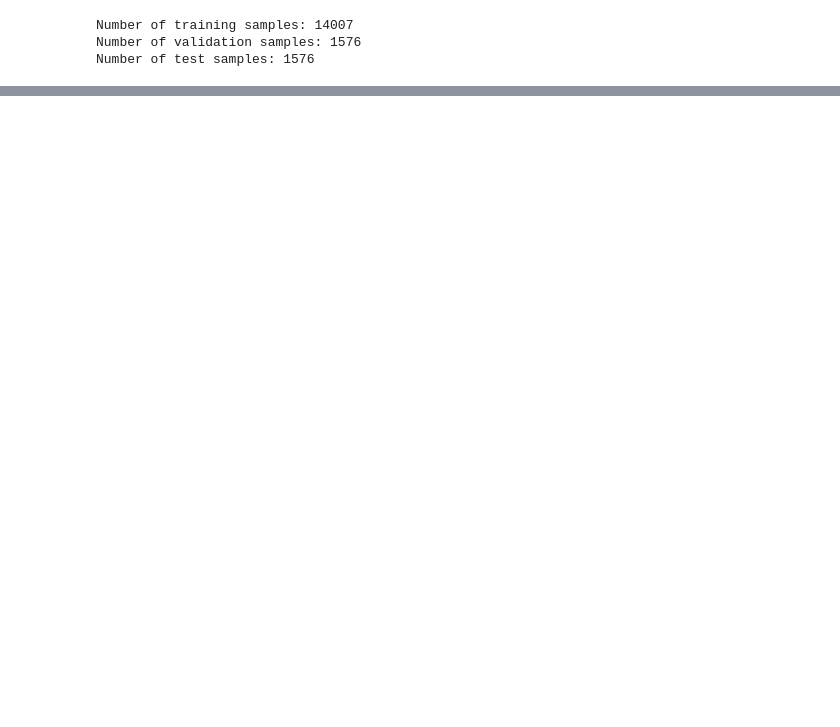
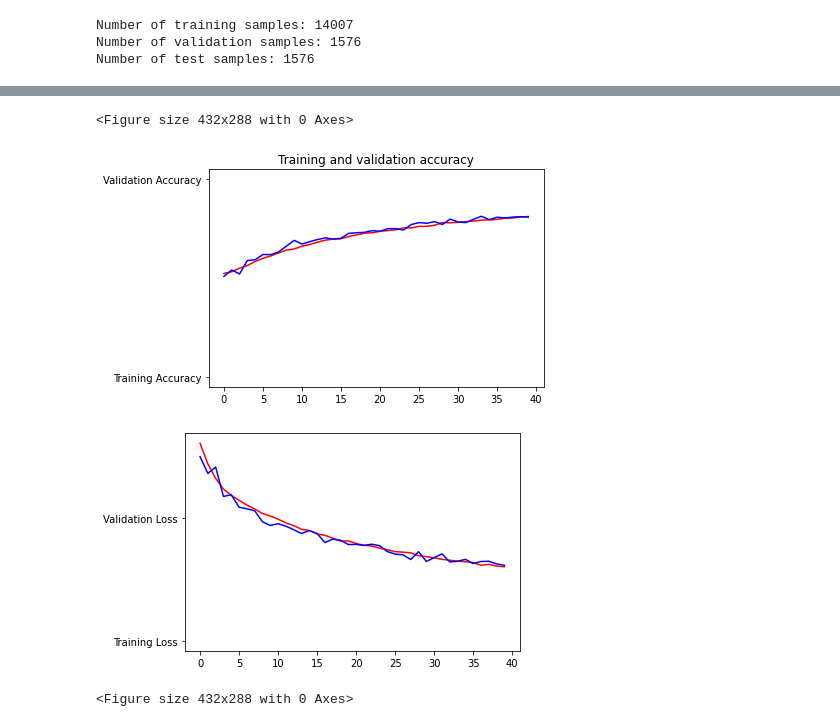
Before and after one commit to ems236/ECSE484DeepWeedTransfer, a Jupyter notebook: simple-classifier.ipynb, the cells around one changed output, grey strips where cells are left out. Drawn from its saved outputs; the diff is of its cells as text; code cells hidden in the pictures; blank space fills up the shorter version.

```diff
--- a/simple-classifier.ipynb
+++ b/simple-classifier.ipynb
@@ -63,8 +63,8 @@ tf.Tensor(8, shape=(), dtype=int64)
 # %%
 base_model = tf.keras.models.Sequential([
-    tf.keras.layers.Conv2D(512, (3, 3), activation='relu', input_shape=(128, 128, 3)),
+    tf.keras.layers.Conv2D(256, (3, 3), activation='relu', input_shape=(128, 128, 3)),
     tf.keras.layers.MaxPooling2D(2, 2),
-    tf.keras.layers.Conv2D(1024, (3, 3), activation='relu'),
+    tf.keras.layers.Conv2D(512, (3, 3), activation='relu'),
     tf.keras.layers.MaxPooling2D(2, 2),
     tf.keras.layers.Dropout(0.25),
     tf.keras.layers.GlobalAveragePooling2D(),
@@ -125,11 +125,11 @@ model.compile(
 )
 
 #print(model.summary())
-history = model.fit(train_data.batch(150)
-, epochs=20
-, validation_data=validation_data.batch(250)
-, validation_steps=7
-, steps_per_epoch=94
+history2 = model.fit(train_data.batch(25)
+, epochs=10
+, validation_data=validation_data.batch(10)
+, validation_steps=140
+, steps_per_epoch=561
 )
 
 #model.save_weights("classifier_head_weights.tf")
@@ -137,0 +164,30 @@ Epoch 1/20
+# %%
+%matplotlib inline
+#print(history.history)
+
+acc+=history2.history['accuracy']
+val_acc+=history2.history['val_accuracy']
+loss+= history2.history['loss']
+val_loss+=history2.history['val_loss']
+
+epochs=range(len(acc)) # Get number of epochs
+
+#------------------------------------------------
+# Plot training and validation accuracy per epoch
+#------------------------------------------------
+plt.plot(epochs, acc, 'r', "Training Accuracy")
+plt.plot(epochs, val_acc, 'b', "Validation Accuracy")
+plt.title('Training and validation accuracy')
+plt.figure()
+
+#------------------------------------------------
+# Plot training and validation loss per epoch
+#------------------------------------------------
+plt.plot(epochs, loss, 'r', "Training Loss")
+plt.plot(epochs, val_loss, 'b', "Validation Loss")
+plt.figure()
+# %% [output]
+<Figure size 432x288 with 0 Axes>
+[figure, added]
+[figure, added]
+<Figure size 432x288 with 0 Axes>
```
Also changed, not shown: parts of 4 cells of this notebook, 2 other files.
